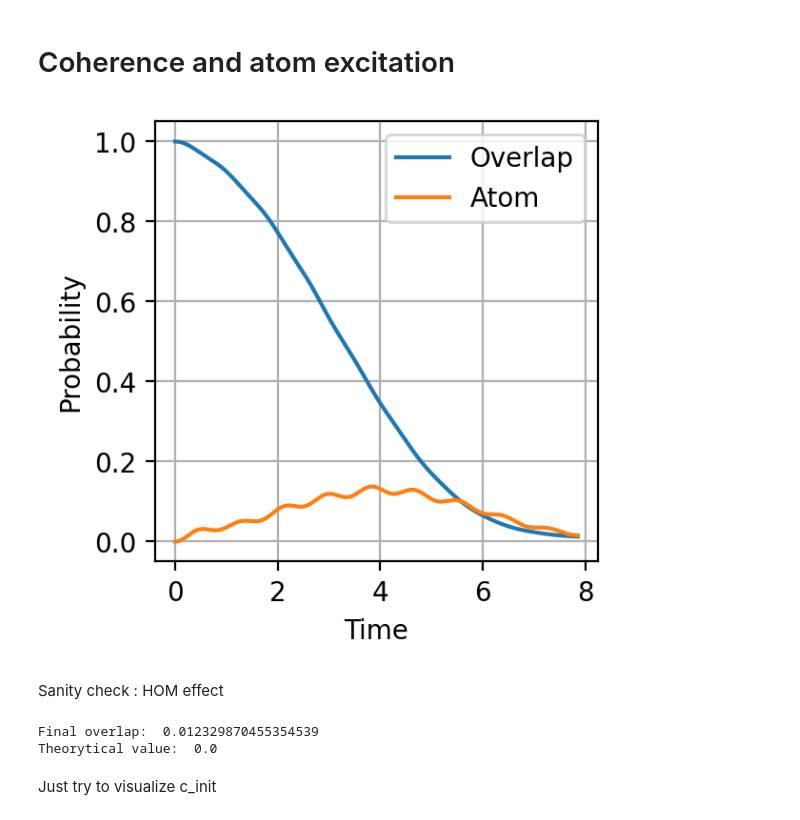
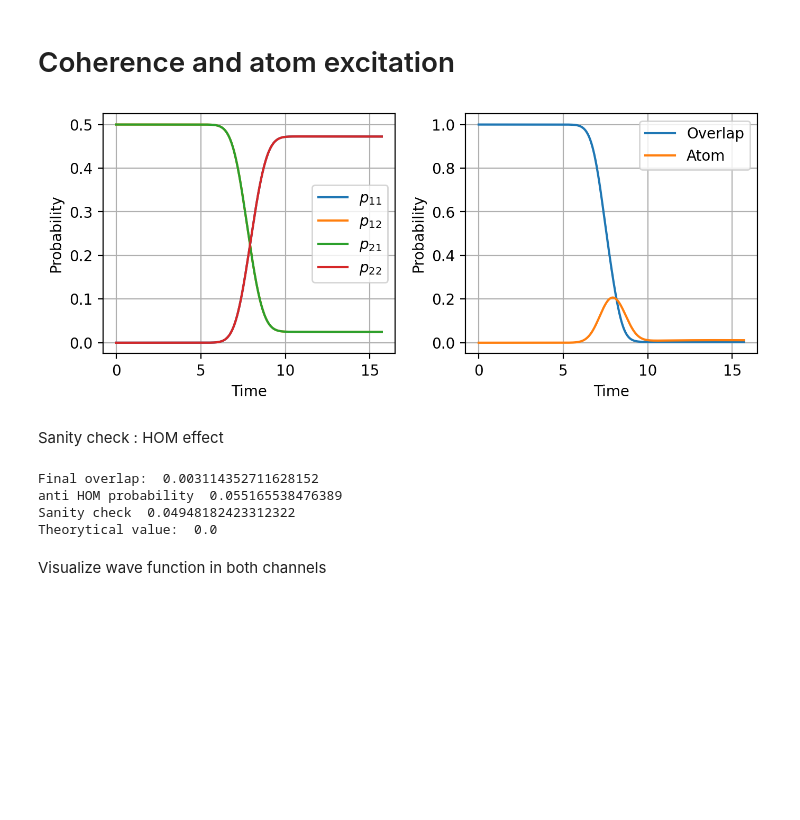
Before and after one commit to rpiron/nii_internship, a Jupyter notebook: beamsplitter/BS_interaction_fast_two_waveguide.ipynb, the cells around one changed output. Cells and saved outputs as stored; diff of their text form; code cells hidden in the pictures; blank space fills up the shorter version.

```diff
--- a/beamsplitter/BS_interaction_fast_two_waveguide.ipynb
+++ b/beamsplitter/BS_interaction_fast_two_waveguide.ipynb
@@ -45,7 +45,7 @@ def update_state(c,b,g_0,omega_tab,omega_A,L,t, dt):
     g_matrix_individual = 1j * g_0 * np.sqrt(omega_A / L) * np.exp(-1j * (omega_tab - omega_A) * t)
     g_matrix = np.concatenate((g_matrix_individual, g_matrix_individual))
 
-    c_new = b[:, np.newaxis] * np.conjugate(g_matrix)[np.newaxis, :]
+    c_new = 0.5 * (b[:, np.newaxis] * np.conjugate(g_matrix)[np.newaxis, :] +  np.conjugate(g_matrix)[:, np.newaxis] * b[np.newaxis, :])
     b_new = c @ g_matrix + g_matrix.T @ c
 
 
@@ -188,18 +175,22 @@ def get_data_bs_fast(L, T, dt, omega_0, omega_A, omega_max, g_0, sigma, x_0, x_1
 # %% [markdown]
 Some checks
 # %%
-L = 5*pi
+L = 10*pi
 T = L/2
 dt = 0.01
 
 #Jaynes-Cummings parameter g_0 and energies
 g_0 = 1
-omega_A = 3
-omega_0 = 6.7
-omega_max = 10
+omega_A = 5
+omega_max = 20
+
+omega_A_phys = 1.84
+g_0_phys = 2.07
+
+omega_0 = omega_A_phys + g_0_phys**2 * omega_A_phys
 
 #initial photon wavepacket parameters
-sigma = L/6
+sigma = L/32
 sigma_momentum = 1/sigma
 
 x_0 = -L/4
@@ -209,4 +200,6 @@ x_1 = x_0 + delta_x
 #check some parameters
 gamma = g_0**2 * omega_A
 print("50% Reflectivity for omega_0_m = ", omega_A - gamma, " and omega_0_p = ", omega_A + gamma)
+print("omega_0 = ", omega_0)
+print("Physical bandwith is ", g_0_phys**2 * omega_A_phys, " and sigma momentum is ", sigma_momentum)
 # %% [output]
@@ -237,24 +250,38 @@ for i in tqdm(range(nb_pts_time)):
 # %%
-fig, ax = plt.subplots(1,1, figsize=(3,3), dpi=resol)
-ax.plot(time_array, overlap_tab, label='Overlap')
-#ax.plot(time_array, coherence,label='Coherence', linestyle='-', color='blue', alpha=0.5)
-ax.plot(time_array, atom_excitation,label='Atom')
-ax.set_xlabel('Time')
-ax.set_ylabel('Probability')
-ax.legend()
-ax.grid()
+fig, ax = plt.subplots(1,2, figsize=(7,3), dpi=resol)
 
+ax[0].plot(time_array, p_11, label="$p_{11}$")
+ax[0].plot(time_array, p_12, label="$p_{12}$")
+ax[0].plot(time_array, p_21, label="$p_{21}$")
+ax[0].plot(time_array, p_22, label="$p_{22}$")
+ax[0].set_xlabel('Time')
+ax[0].set_ylabel('Probability')
+ax[0].legend()
+ax[0].grid()
+
+ax[1].plot(time_array, overlap_tab, label='Overlap')
+ax[1].plot(time_array, atom_excitation,label='Atom')
+ax[1].set_xlabel('Time')
+ax[1].set_ylabel('Probability')
+ax[1].legend()
+ax[1].grid()
+
+fig.tight_layout()
 plt.show()
 # %% [output]
-[figure, old version]
+[figure, new version]
 # %% [markdown]
 Sanity check : HOM effect
 # %%
 print("Final overlap: ", overlap_tab[-1])
+print("anti HOM probability ", 1 - p_11[-1] - p_22[-1])
+print("Sanity check ", p_12[-1] + p_21[-1])
 print("Theorytical value: ", 0.5 * (1 - np.exp(-0.5 * (np.abs(x_0 - x_1) / sigma)**2)))
 # %% [output]
-Final overlap:  0.012329870455354539
+Final overlap:  0.003114352711628152
+anti HOM probability  0.055165538476389
+Sanity check  0.04948182423312322
 Theorytical value:  0.0
 # %% [markdown]
-Just try to visualize c_init
+Visualize wave function in both channels
 # %%
```
Also changed, not shown: parts of 9 cells of this notebook, 3 other files.
